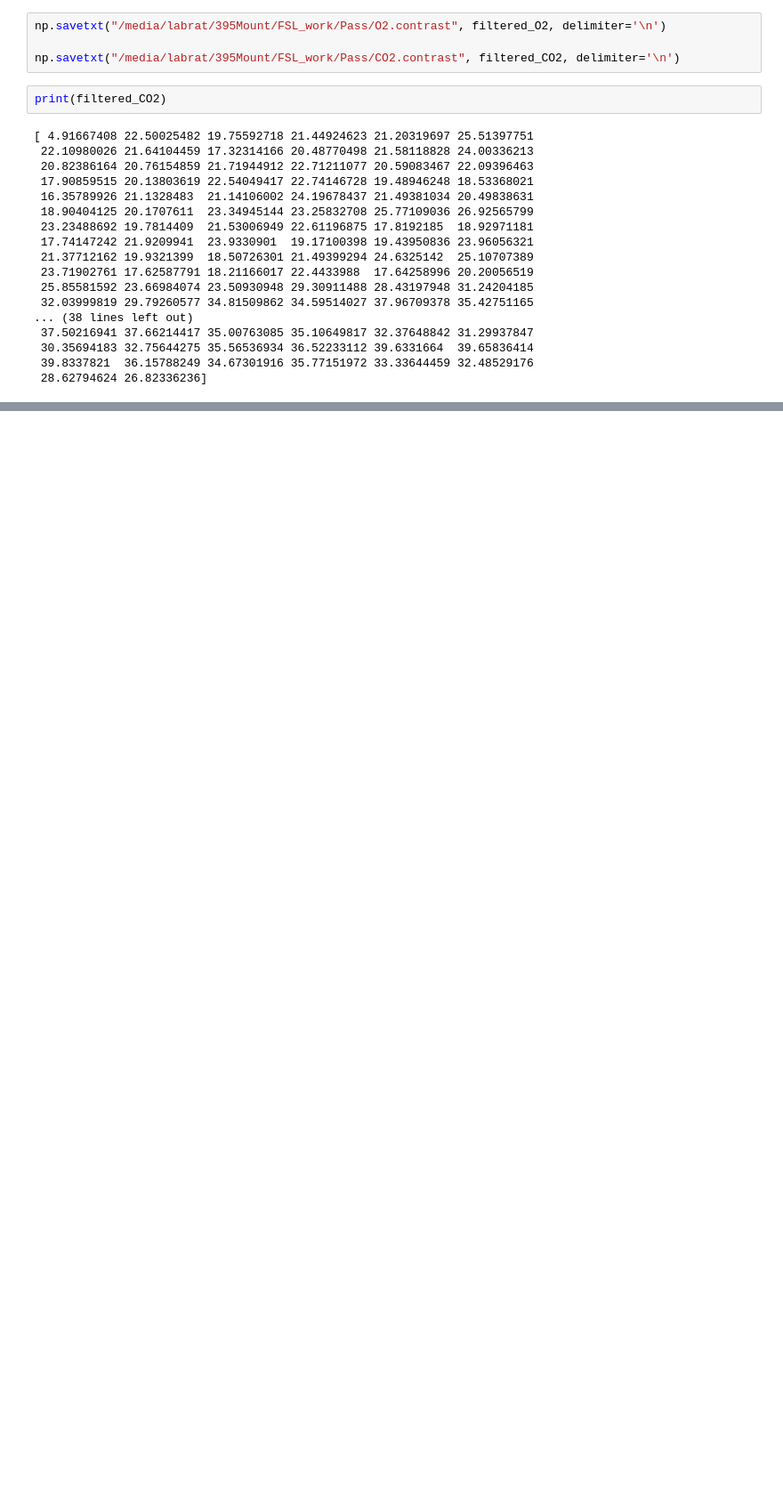
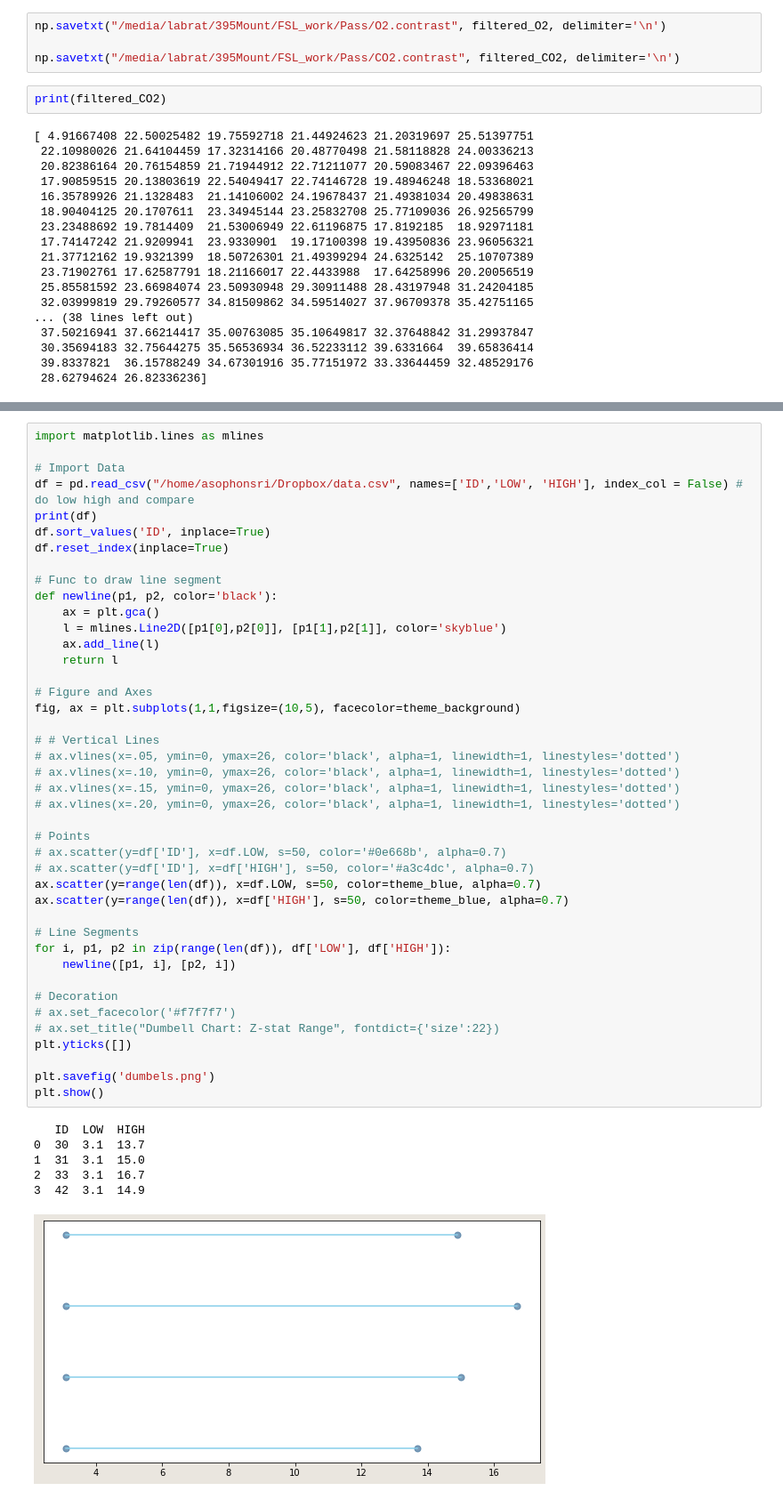
Before and after one commit to jacek257/Project-Chocolate, a Jupyter notebook: Data_processor.ipynb, the cells around one changed output, grey strips where cells are left out. Shown at 89% size. Saved outputs shown, nothing was run; the diff lists cells and outputs as text; blank space fills up the shorter version.

```diff
--- a/Data_processor.ipynb
+++ b/Data_processor.ipynb
@@ -83,0 +94,49 @@ plt.plot(filtered_O2[:len(meants[3:])], color='green')
+# %%
+import matplotlib.lines as mlines
+
+# Import Data
+df = pd.read_csv("/home/asophonsri/Dropbox/data.csv", names=['ID','LOW', 'HIGH'], index_col = False) # do low high and compare
+print(df)
+df.sort_values('ID', inplace=True)
+df.reset_index(inplace=True)
+
+# Func to draw line segment
+def newline(p1, p2, color='black'):
+    ax = plt.gca()
+    l = mlines.Line2D([p1[0],p2[0]], [p1[1],p2[1]], color='skyblue')
+    ax.add_line(l)
+    return l
+
+# Figure and Axes
+fig, ax = plt.subplots(1,1,figsize=(10,5), facecolor=theme_background)
+
+# # Vertical Lines
+# ax.vlines(x=.05, ymin=0, ymax=26, color='black', alpha=1, linewidth=1, linestyles='dotted')
+# ax.vlines(x=.10, ymin=0, ymax=26, color='black', alpha=1, linewidth=1, linestyles='dotted')
+# ax.vlines(x=.15, ymin=0, ymax=26, color='black', alpha=1, linewidth=1, linestyles='dotted')
+# ax.vlines(x=.20, ymin=0, ymax=26, color='black', alpha=1, linewidth=1, linestyles='dotted')
+
+# Points
+# ax.scatter(y=df['ID'], x=df.LOW, s=50, color='#0e668b', alpha=0.7)
+# ax.scatter(y=df['ID'], x=df['HIGH'], s=50, color='#a3c4dc', alpha=0.7)
+ax.scatter(y=range(len(df)), x=df.LOW, s=50, color=theme_blue, alpha=0.7)
+ax.scatter(y=range(len(df)), x=df['HIGH'], s=50, color=theme_blue, alpha=0.7)
+
+# Line Segments
+for i, p1, p2 in zip(range(len(df)), df['LOW'], df['HIGH']):
+    newline([p1, i], [p2, i])
+
+# Decoration
+# ax.set_facecolor('#f7f7f7')
+# ax.set_title("Dumbell Chart: Z-stat Range", fontdict={'size':22})
+plt.yticks([])
+
+plt.savefig('dumbels.png')
+plt.show()
+# %% [output]
+   ID  LOW  HIGH
+0  30  3.1  13.7
+1  31  3.1  15.0
+2  33  3.1  16.7
+3  42  3.1  14.9
+[figure, added]
```
Also changed, not shown: parts of 8 cells of this notebook, 1 other file.
